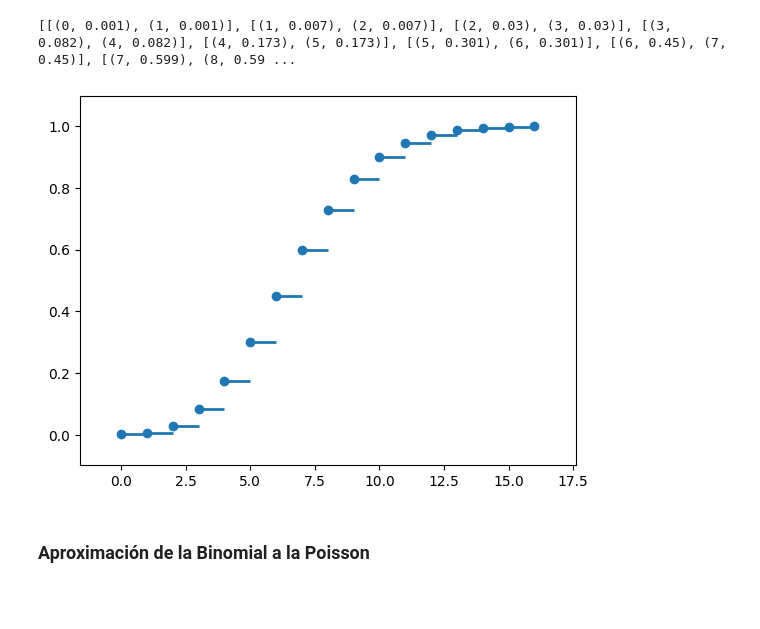
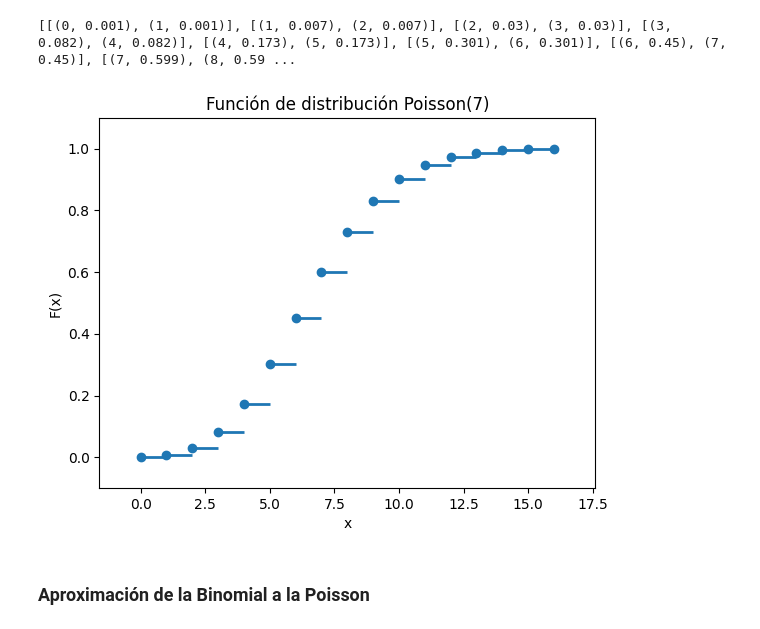
Before and after one commit to leticiaram/Modelos_Estocasticos_2023, a Jupyter notebook: Codigo_1.ipynb, the cells around one changed output. Saved outputs shown, nothing was run; the diff lists cells and outputs as text; code cells hidden in the pictures; blank space fills up the shorter version.

```diff
--- a/Codigo_1.ipynb
+++ b/Codigo_1.ipynb
@@ -131,12 +132,15 @@ print(my_list_cdf)
 # %%
 lc = mc.LineCollection(my_list_cdf, linewidths=2)
 fig, ax = pl.subplots()
 ax.add_collection(lc)
 plt.plot(k, cdf, 'o')
+plt.xlabel('x')
+plt.ylabel('F(x)')
+plt.title('Función de distribución Poisson(7)')
 ax.autoscale()
 ax.margins(0.1)
 # %% [output]
-[figure, old version]
+[figure, new version]
 # %% [markdown]
 ### Aproximación de la Binomial a la Poisson
 # %%
```
Also changed, not shown: parts of 70 cells of this notebook.
